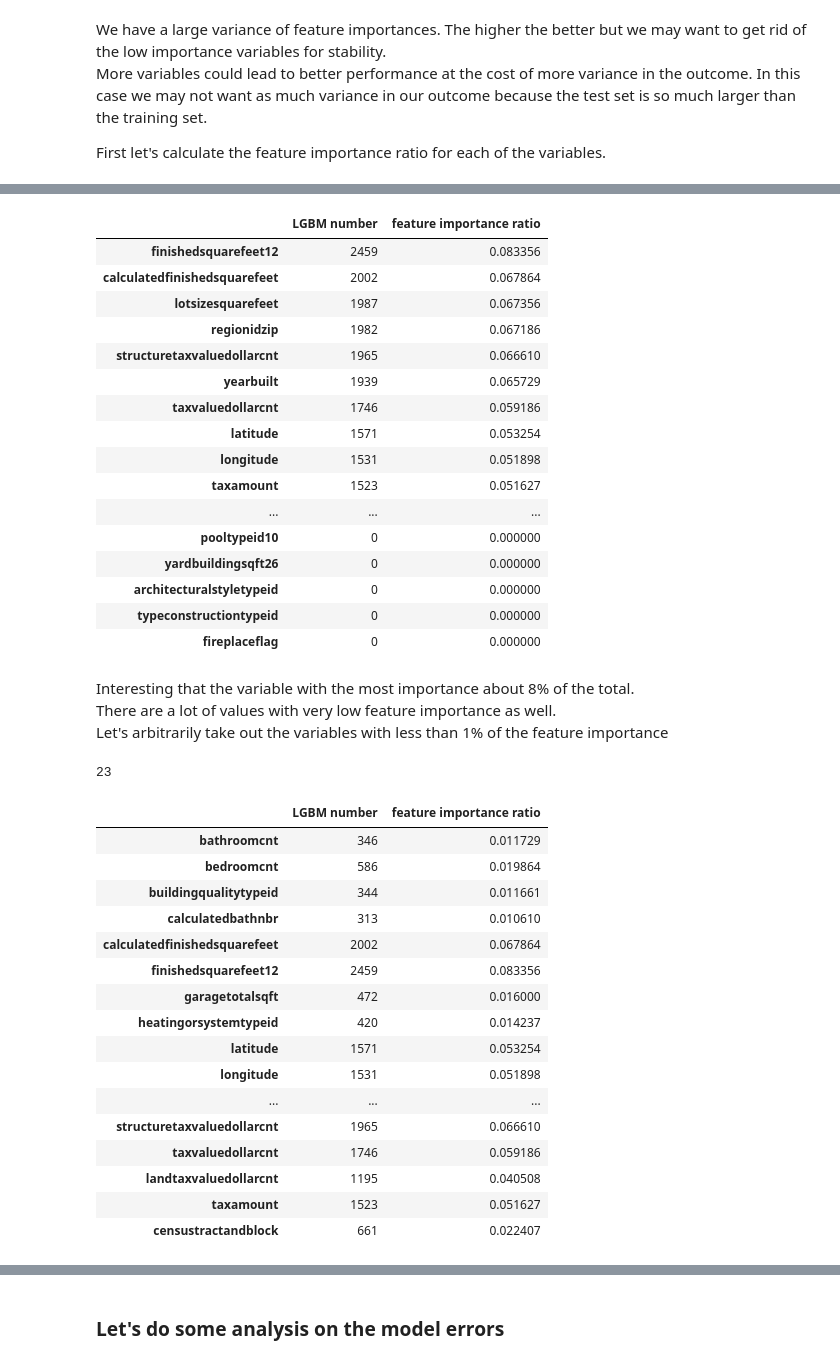
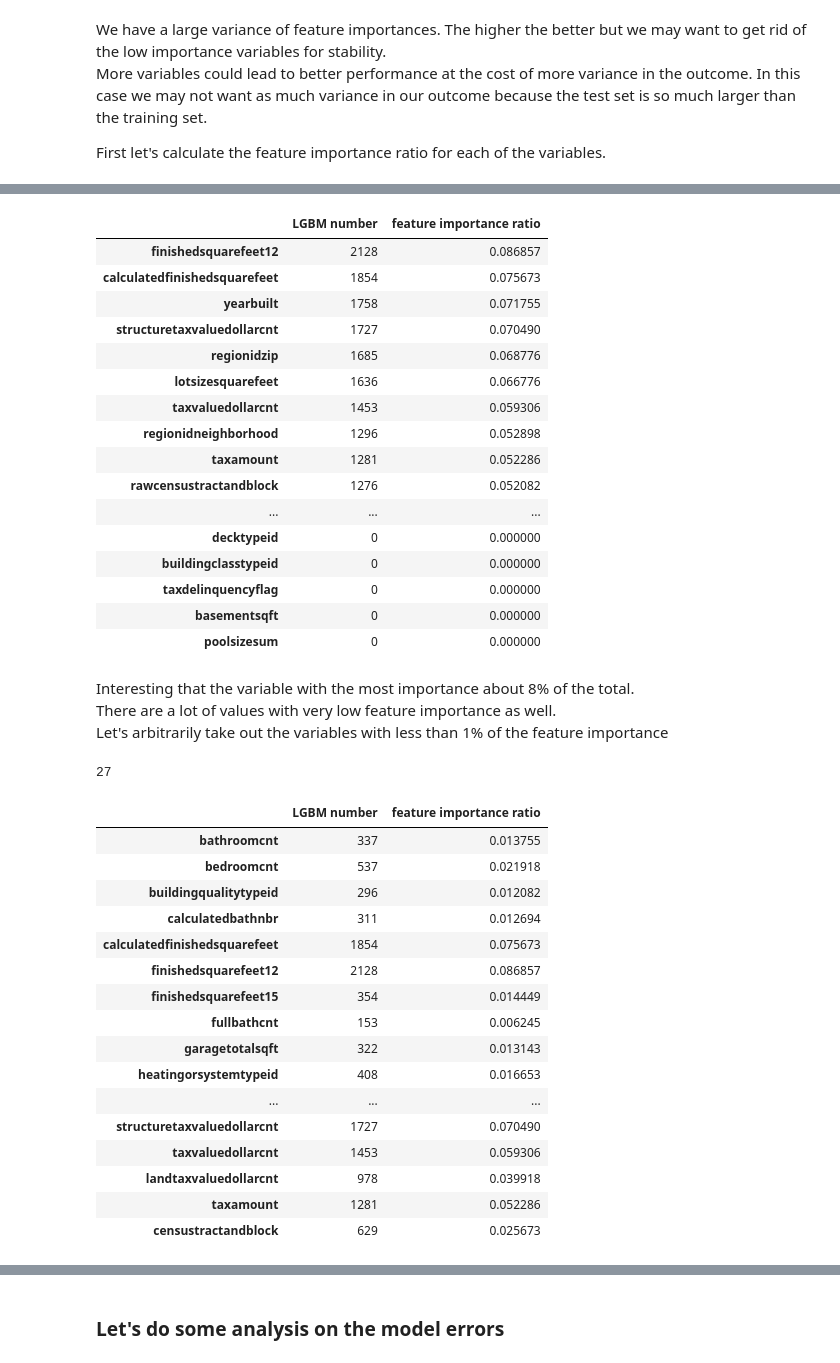
Before and after one commit to malctaylor15/Zillow_Kaggle, a Jupyter notebook: Light GBM.ipynb, the cells around one changed output, grey strips where cells are left out. Drawn from its saved outputs; the diff is of its cells as text; code cells hidden in the pictures.

```diff
--- a/Light GBM.ipynb
+++ b/Light GBM.ipynb
@@ -6,10 +6,10 @@ import gc
 # %%
 print('Loading data ...')
 
-train = pd.read_csv("train_2016.csv", parse_dates=["transactiondate"])
+train = pd.read_csv("train_2016_v2.csv", parse_dates=["transactiondate"])
 prop = pd.read_csv("properties_2016.csv")
 
-# Use the columns that are floats
+# Turn float64 to float32
 for c, dtype in zip(prop.columns, prop.dtypes):
     if dtype == np.float64:
         prop[c] = prop[c].astype(np.float32)
@@ -160,49 +162,49 @@ feature_importance1.head()
 feature_importance1.sort_values(["feature importance ratio"], ascending=False)
 # %% [output]
 |  | LGBM number | feature importance ratio |
-| finishedsquarefeet12 | 2459 | 0.083356 |
-| calculatedfinishedsquarefeet | 2002 | 0.067864 |
-| lotsizesquarefeet | 1987 | 0.067356 |
-| regionidzip | 1982 | 0.067186 |
-| structuretaxvaluedollarcnt | 1965 | 0.066610 |
-| yearbuilt | 1939 | 0.065729 |
-| taxvaluedollarcnt | 1746 | 0.059186 |
-| latitude | 1571 | 0.053254 |
-| longitude | 1531 | 0.051898 |
-| taxamount | 1523 | 0.051627 |
+| finishedsquarefeet12 | 2128 | 0.086857 |
+| calculatedfinishedsquarefeet | 1854 | 0.075673 |
+| yearbuilt | 1758 | 0.071755 |
+| structuretaxvaluedollarcnt | 1727 | 0.070490 |
+| regionidzip | 1685 | 0.068776 |
+| lotsizesquarefeet | 1636 | 0.066776 |
+| taxvaluedollarcnt | 1453 | 0.059306 |
+| regionidneighborhood | 1296 | 0.052898 |
+| taxamount | 1281 | 0.052286 |
+| rawcensustractandblock | 1276 | 0.052082 |
 | ... | ... | ... |
-| pooltypeid10 | 0 | 0.000000 |
-| yardbuildingsqft26 | 0 | 0.000000 |
-| architecturalstyletypeid | 0 | 0.000000 |
-| typeconstructiontypeid | 0 | 0.000000 |
-| fireplaceflag | 0 | 0.000000 |
+| decktypeid | 0 | 0.000000 |
+| buildingclasstypeid | 0 | 0.000000 |
+| taxdelinquencyflag | 0 | 0.000000 |
+| basementsqft | 0 | 0.000000 |
+| poolsizesum | 0 | 0.000000 |
 # %% [markdown]
 Interesting that the variable with the most importance about 8% of the total.
 There are a lot of values with very low feature importance as well.
 Let's arbitrarily take out the variables with less than 1% of the feature importance
 # %%
 # Number of features with relative ratio greater than 1%
-len(feature_importance1[feature_importance1["feature importance ratio"] > 0.01])
+len(feature_importance1[feature_importance1["feature importance ratio"] > 0.005])
 # %% [output]
-23
+27
 # %%
-feature_importance1[feature_importance1["feature importance ratio"] > 0.01]
+feature_importance1[feature_importance1["feature importance ratio"] > 0.005]
 # %% [output]
 |  | LGBM number | feature importance ratio |
-| bathroomcnt | 346 | 0.011729 |
-| bedroomcnt | 586 | 0.019864 |
-| buildingqualitytypeid | 344 | 0.011661 |
-| calculatedbathnbr | 313 | 0.010610 |
-| calculatedfinishedsquarefeet | 2002 | 0.067864 |
-| finishedsquarefeet12 | 2459 | 0.083356 |
-| garagetotalsqft | 472 | 0.016000 |
-| heatingorsystemtypeid | 420 | 0.014237 |
-| latitude | 1571 | 0.053254 |
-| longitude | 1531 | 0.051898 |
+| bathroomcnt | 337 | 0.013755 |
+| bedroomcnt | 537 | 0.021918 |
+| buildingqualitytypeid | 296 | 0.012082 |
+| calculatedbathnbr | 311 | 0.012694 |
+| calculatedfinishedsquarefeet | 1854 | 0.075673 |
+| finishedsquarefeet12 | 2128 | 0.086857 |
+| finishedsquarefeet15 | 354 | 0.014449 |
+| fullbathcnt | 153 | 0.006245 |
+| garagetotalsqft | 322 | 0.013143 |
+| heatingorsystemtypeid | 408 | 0.016653 |
 | ... | ... | ... |
-| structuretaxvaluedollarcnt | 1965 | 0.066610 |
-| taxvaluedollarcnt | 1746 | 0.059186 |
-| landtaxvaluedollarcnt | 1195 | 0.040508 |
-| taxamount | 1523 | 0.051627 |
-| censustractandblock | 661 | 0.022407 |
+| structuretaxvaluedollarcnt | 1727 | 0.070490 |
+| taxvaluedollarcnt | 1453 | 0.059306 |
+| landtaxvaluedollarcnt | 978 | 0.039918 |
+| taxamount | 1281 | 0.052286 |
+| censustractandblock | 629 | 0.025673 |
 # %%
```
Also changed, not shown: parts of 55 cells of this notebook.
